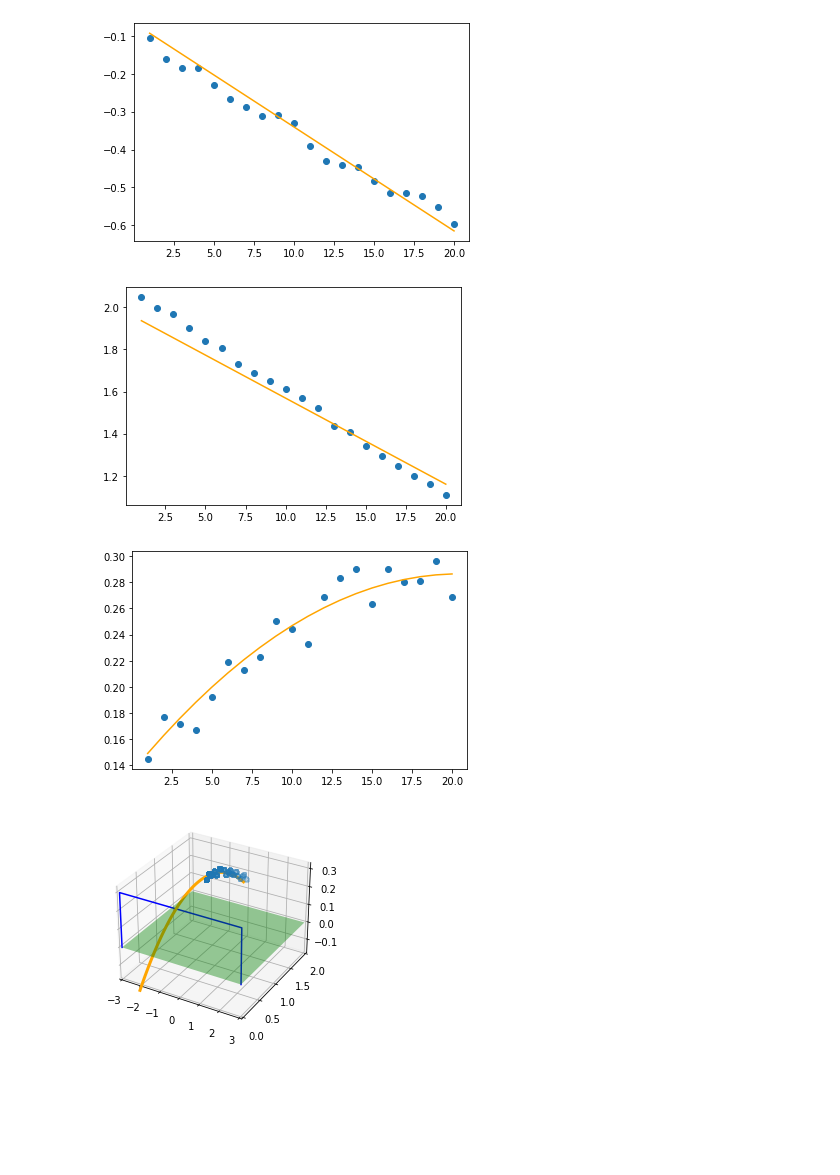
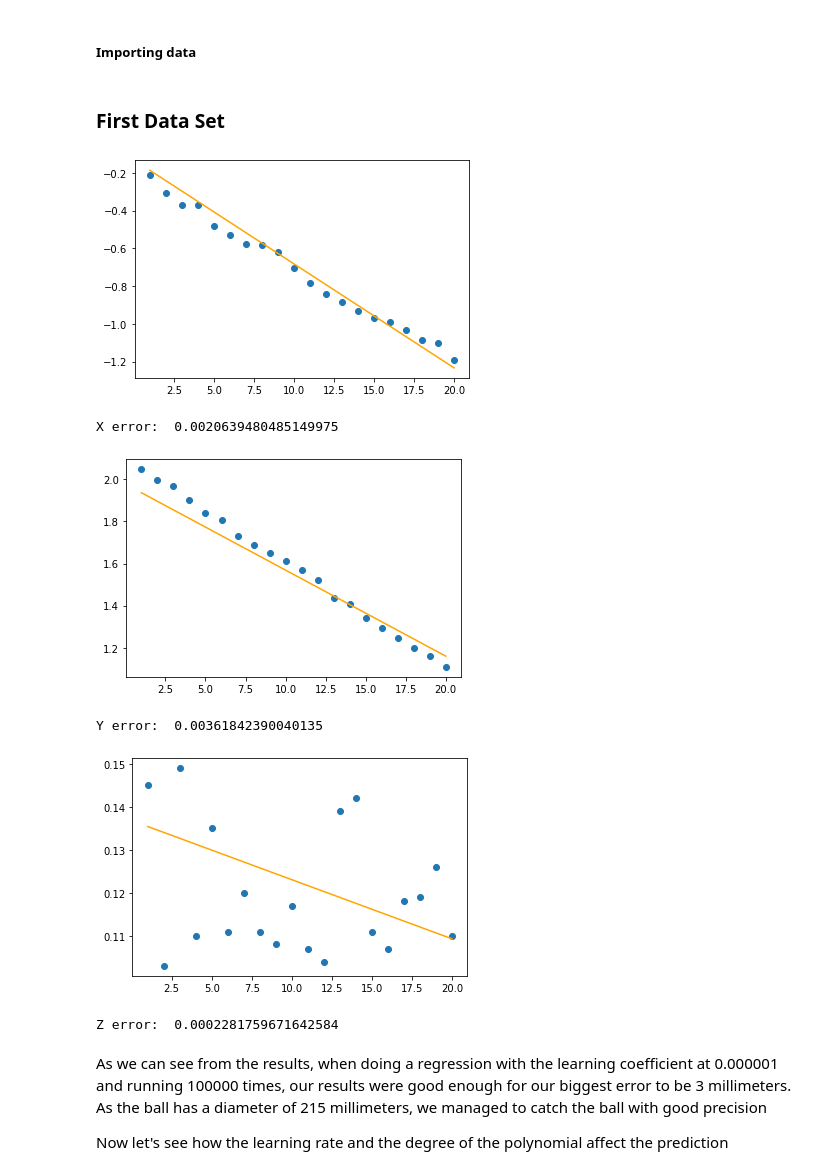
Before and after one commit to matheus-hatzlhoffer/MC886-Machine-Learning, a Jupyter notebook: Projeto 2/part1.ipynb, the cells around one changed output. Cells and saved outputs as stored; diff of their text form; code cells hidden in the pictures; blank space fills up the shorter version.

```diff
--- a/Projeto 2/part1.ipynb
+++ b/Projeto 2/part1.ipynb
@@ -110,7 +121,7 @@ def polinomialRegression(X, y, degree, n_epoch=100000, alfa=0.000001):
         vertex_y = max(y)
         if(abs(min(y))> abs(vertex_y)):
             vertex_y = min(y)
-        vertex_x = np.where(y == vertex_y)[0][0]
+        vertex_x = X[np.where(y == vertex_y)[0][0]]
         close0 = closerToZero(X)
         c = y[close0]
         a = (vertex_y + c)/vertex_x
@@ -124,27 +135,9 @@ def polinomialRegression(X, y, degree, n_epoch=100000, alfa=0.000001):
         y_hat = np.dot(x, coef)
         derivation = (2/x.shape[0])*np.dot(x.T, (y_hat - y))
         coef -= alfa*derivation
-        if(isNaNorInf(coef)):
+        if(True in np.isnan(coef) or True in np.isinf(coef)):
             return(old_coef)
 
     return coef
-
-kick2 = np.genfromtxt('kick2.dat')
-X = breakColuns(kick2, 0)
-Y = breakColuns(kick2, 1)
-Z = breakColuns(kick2, 2)
-coefX = polinomialRegression(time, X, 1)
-X_prev = polynomial(coefX, time, 1)
-showAxis(time, X, X_prev)
-coefY = polinomialRegression(time, Y, 1)
-Y_prev = polynomial(coefY, time, 1)
-showAxis(time, Y, Y_prev)
-coefZ = polinomialRegression(time, Z, 2, alfa=0.00001)
-Z_prev = polynomial(coefZ, time, 2)
-showAxis(time, Z, Z_prev)
-showData(kick2, coefX, coefY, coefZ, pltType='llp')
-# %% [output]
-[figure, removed]
-[figure, removed]
-[figure, removed]
-[figure, removed]
+# %% [markdown]
+##### Importing data
@@ -150,0 +148,29 @@ showData(kick2, coefX, coefY, coefZ, pltType='llp')
+# %% [markdown]
+### First Data Set
+# %%
+X = breakColumns(kick1, 0)
+Y = breakColumns(kick1, 1)
+Z = breakColumns(kick1, 2)
+coefX = polinomialRegression(time, X, 1)
+X_prev = polynomial(coefX, time, 1)
+showAxis(time, X, X_prev)
+print("X error: ", mean_squared_error(X, X_prev))
+coefY = polinomialRegression(time, Y, 1)
+Y_prev = polynomial(coefY, time, 1)
+showAxis(time, Y, Y_prev)
+print("Y error: ", mean_squared_error(Y, Y_prev))
+coefZ = polinomialRegression(time, Z, 1)
+Z_prev = polynomial(coefZ, time, 1)
+showAxis(time, Z, Z_prev)
+print("Z error: ", mean_squared_error(Z, Z_prev))
+# %% [output]
+[figure, added]
+X error:  0.0020639480485149975
+[figure, added]
+Y error:  0.00361842390040135
+[figure, added]
+Z error:  0.0002281759671642584
+# %% [markdown]
+As we can see from the results, when doing a regression with the learning coefficient at 0.000001 and running 100000 times, our results were good enough for our biggest error to be 3 millimeters. As the ball has a diameter of 215 millimeters, we managed to catch the ball with good precision
+
+Now let's see how the learning rate and the degree of the polynomial affect the prediction
```
Also changed, not shown: parts of 45 cells of this notebook, 1 other file.
